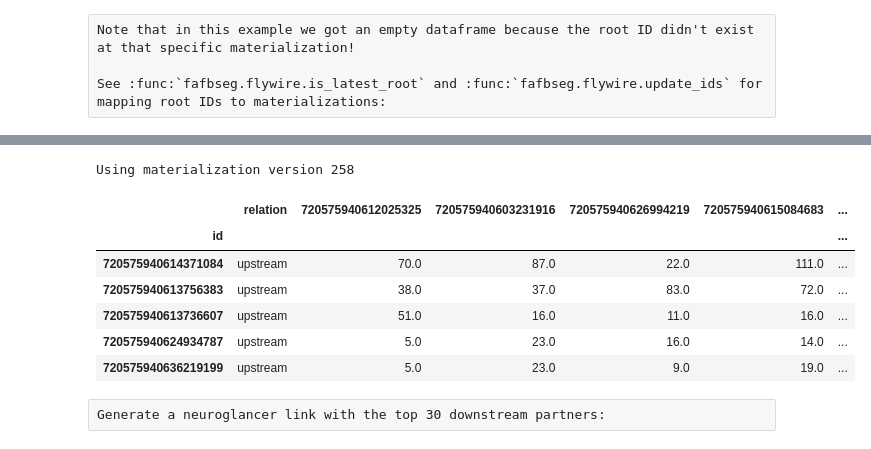
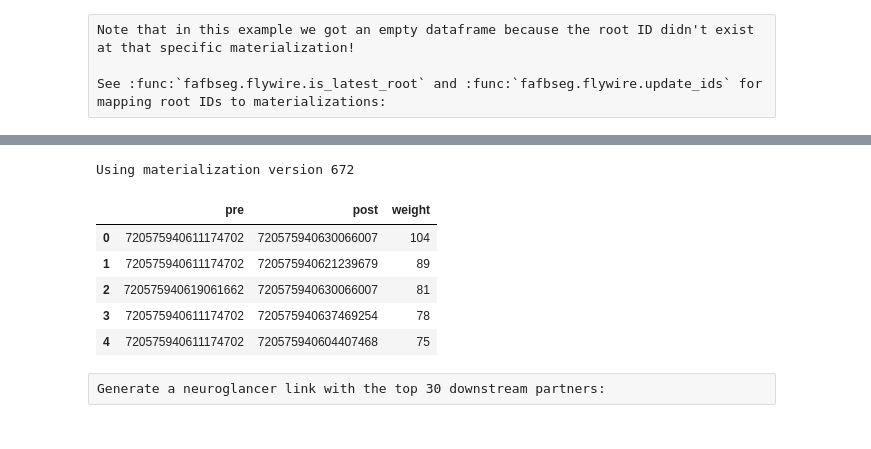
Before and after one commit to navis-org/fafbseg-py, a Jupyter notebook: docs/source/tutorials/flywire_connectivity.ipynb, the cells around one changed output, grey strips where cells are left out. Saved outputs shown, nothing was run; the diff lists cells and outputs as text; code cells hidden in the pictures.

```diff
--- a/docs/source/tutorials/flywire_connectivity.ipynb
+++ b/docs/source/tutorials/flywire_connectivity.ipynb
@@ -146,0 +166,15 @@ Get partners of these neurons:
+# %%
+# These are current root IDs of RHS DA1 uPNs
+da1_roots = [
+    720575940604407468,
+    720575940623543881,
+    720575940637469254,
+    720575940617229632,
+    720575940621239679,
+    720575940623303108,
+    720575940630066007,
+]
+
+# Get the partners for these neurons
+cn_table = flywire.fetch_connectivity(da1_roots)
+cn_table.head()
@@ -147,15 +206,14 @@ Get partners of these neurons:
 # %%
-cn_table = flywire.fetch_connectivity(da1_roots, style='catmaid')
+cn_table = flywire.fetch_connectivity(da1_roots, filtered=True, min_score=None)
 cn_table.head()
 # %% [output]
-Using materialization version 258
+Using materialization version 672
-|  | relation | 720575940612025325 | 720575940603231916 | 720575940626994219 | 720575940615084683 | ... |
-| id |  |  |  |  |  | ... |
-| 720575940614371084 | upstream | 70.0 | 87.0 | 22.0 | 111.0 | ... |
-| 720575940613756383 | upstream | 38.0 | 37.0 | 83.0 | 72.0 | ... |
-| 720575940613736607 | upstream | 51.0 | 16.0 | 11.0 | 16.0 | ... |
-| 720575940624934787 | upstream | 5.0 | 23.0 | 16.0 | 14.0 | ... |
-| 720575940636219199 | upstream | 5.0 | 23.0 | 9.0 | 19.0 | ... |
+|  | pre | post | weight |
+| 0 | 720575940611174702 | 720575940630066007 | 104 |
+| 1 | 720575940611174702 | 720575940621239679 | 89 |
+| 2 | 720575940619061662 | 720575940630066007 | 81 |
+| 3 | 720575940611174702 | 720575940637469254 | 78 |
+| 4 | 720575940611174702 | 720575940604407468 | 75 |
 # %% [raw]
 Generate a neuroglancer link with the top 30 downstream partners:
 # %%
```
Also changed, not shown: parts of 22 cells of this notebook, 2 other files.
